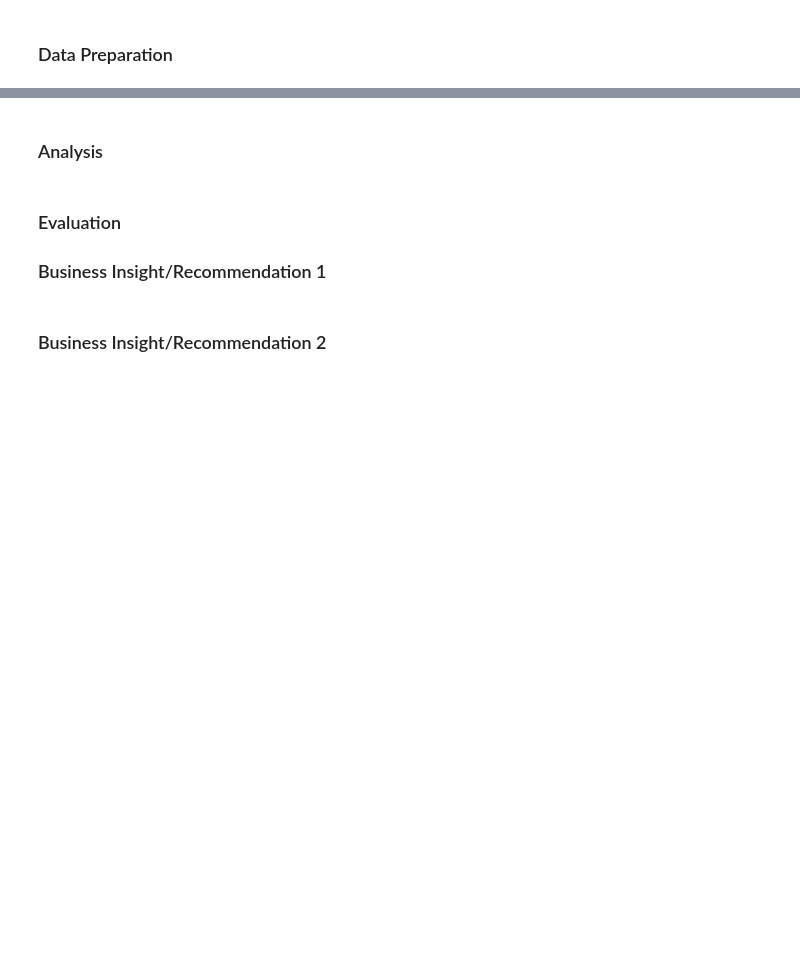
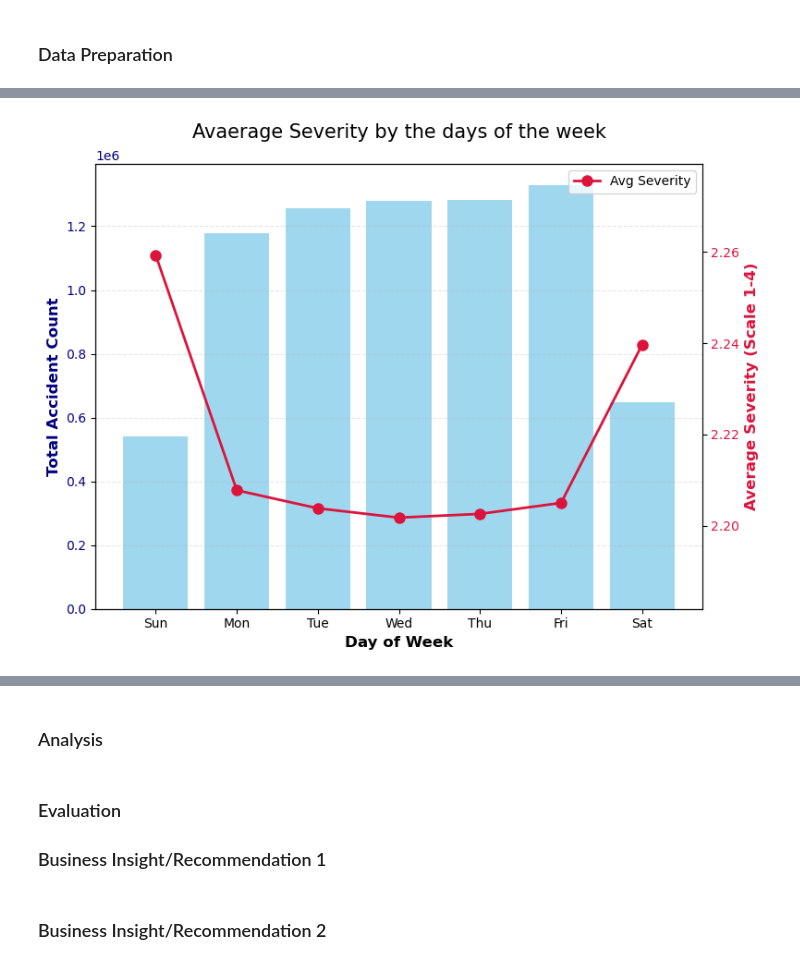
Before and after one commit to AAshishG70/us_traffic_accidents_analysis, a Jupyter notebook: us_traffic_accidents_analysis.ipynb, the cells around one changed output, grey strips where cells are left out. Cells and saved outputs as stored; diff of their text form; code cells hidden in the pictures; blank space fills up the shorter version.

```diff
--- a/us_traffic_accidents_analysis.ipynb
+++ b/us_traffic_accidents_analysis.ipynb
@@ -77,0 +333,10 @@ spark.stop()
+# %%
+# Grouping by Day of Week
+daily_stats = df_final.groupBy("DayOfWeek").agg(
+    F.count("ID").alias("Accident_Count"),
+    F.avg("Severity").alias("Average_Severity")
+).orderBy("DayOfWeek")
+
+# Converting to Pandas
+daily_stats = daily_stats.toPandas()
+print(daily_stats)
@@ -77,0 +352,30 @@ spark.stop()
+# %%
+# Mapping the numeric days to the 'day' name.
+day_map = {1: 'Sun', 2: 'Mon', 3: 'Tue', 4: 'Wed', 5: 'Thu', 6: 'Fri', 7: 'Sat'}
+daily_stats['Day_Name'] = daily_stats['DayOfWeek'].map(day_map)
+
+# Creating a bar plot
+fig, ax1 = plt.subplots(figsize=(8, 6))
+ax1.bar(daily_stats['Day_Name'], daily_stats['Accident_Count'], color='skyblue', alpha=0.8, label='Accident Count')
+
+ax1.set_xlabel('Day of Week', fontsize=12, fontweight='bold')
+ax1.set_ylabel('Total Accident Count', color='navy', fontsize=12, fontweight='bold')
+ax1.tick_params(axis='y', labelcolor='navy')
+ax1.grid(axis='y', linestyle='--', alpha=0.3)
+
+# Creating a second axis for Severity that shares the same x-axis
+ax2 = ax1.twinx()
+ax2.plot(daily_stats['Day_Name'], daily_stats['Average_Severity'], color='crimson', marker='o', linewidth=2, markersize=8, label='Avg Severity')
+
+ax2.set_ylabel('Average Severity (Scale 1-4)', color='crimson', fontsize=12, fontweight='bold')
+ax2.tick_params(axis='y', labelcolor='crimson')
+
+# Zoom the severity axis to make the difference visible (range 2.15 to 2.30)
+ax2.set_ylim(daily_stats['Average_Severity'].min() - 0.02, daily_stats['Average_Severity'].max() + 0.02)
+
+plt.title('Avaerage Severity by the days of the week', fontsize=15, pad=20)
+plt.legend()
+plt.tight_layout()
+plt.show()
+# %% [output]
+[figure, added]
```
Also changed, not shown: parts of 47 cells of this notebook.
